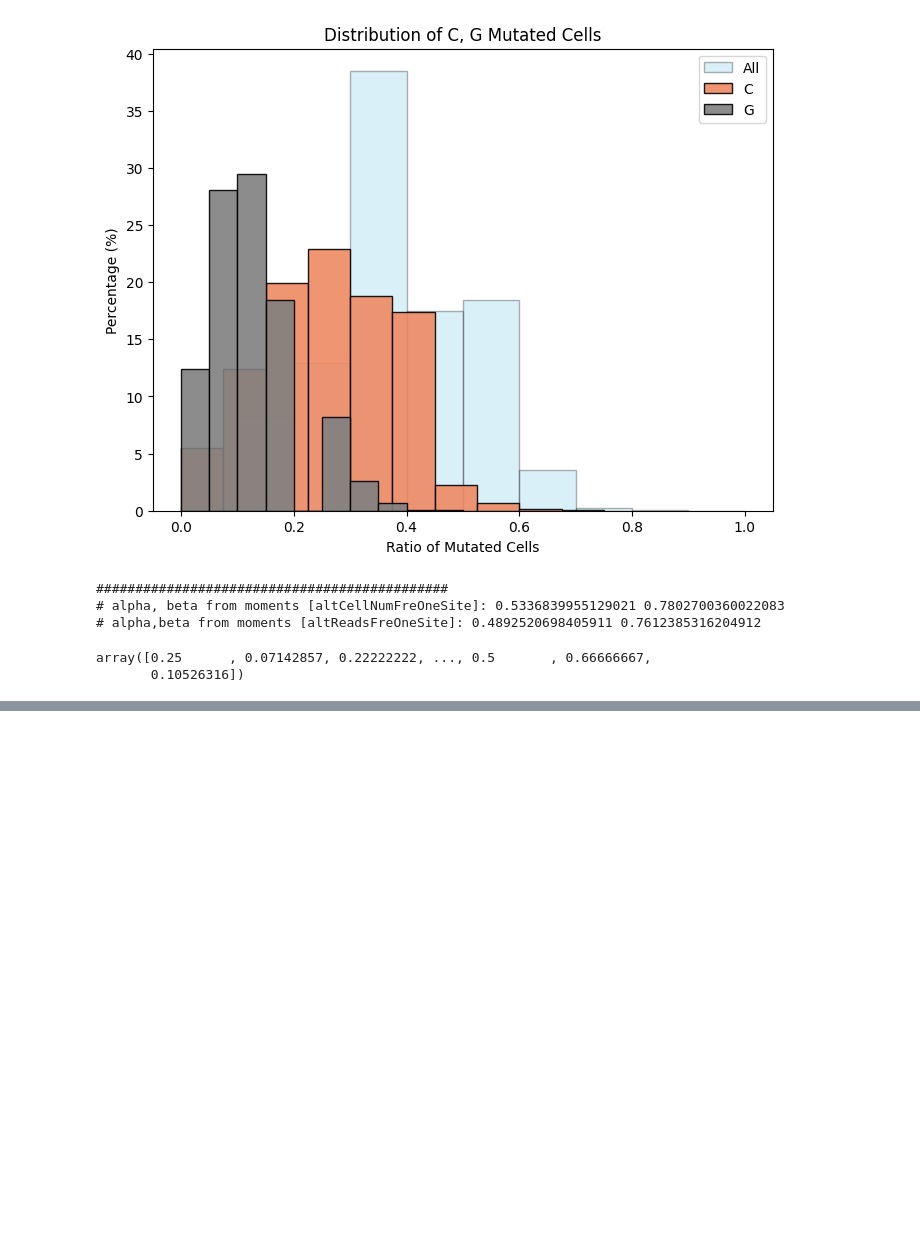
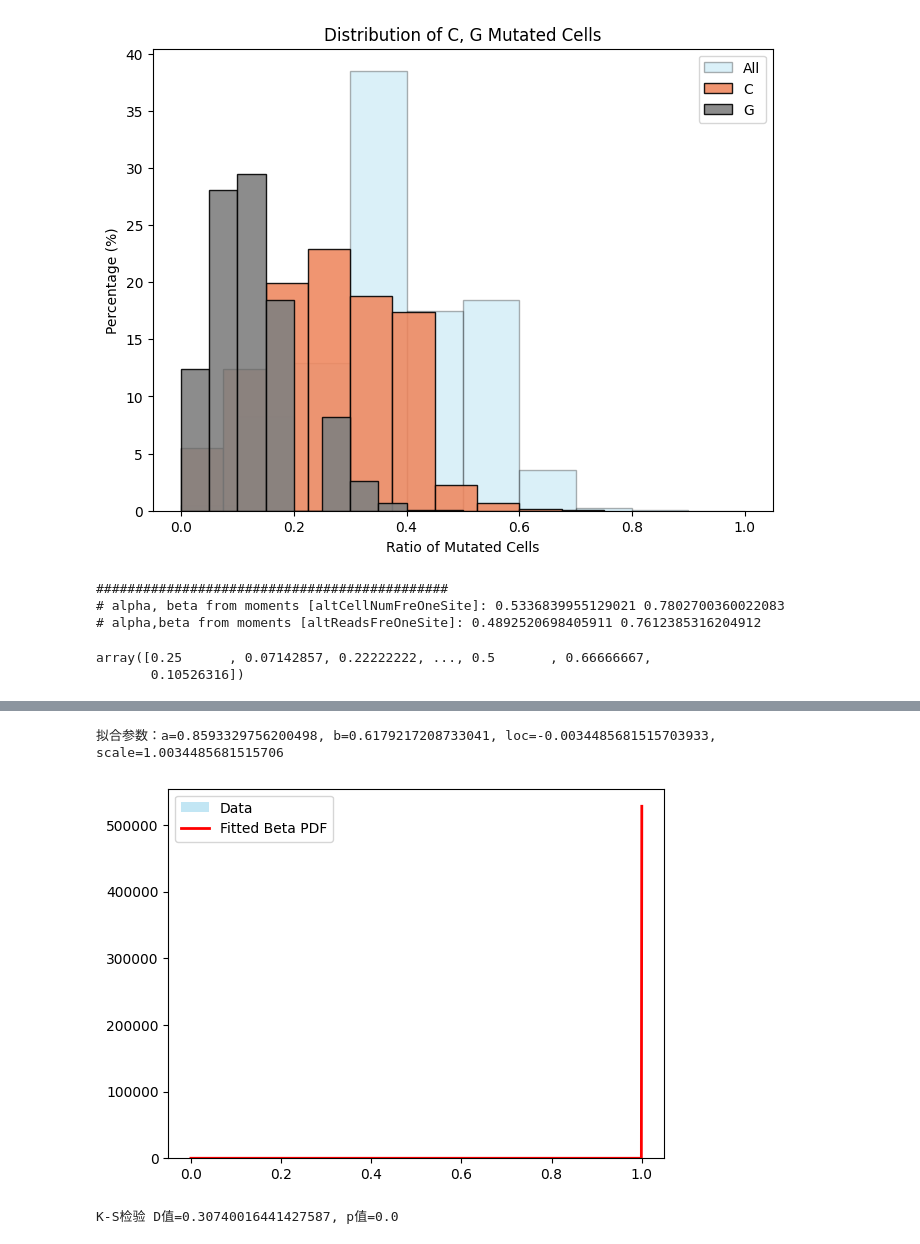
Before and after one commit to QunATCG/scMutrace, a Jupyter notebook: scMutrace_perfermance.ipynb, the cells around one changed output, grey strips where cells are left out. Cells and saved outputs as stored; diff of their text form; code cells hidden in the pictures; blank space fills up the shorter version.

```diff
--- a/scMutrace_perfermance.ipynb
+++ b/scMutrace_perfermance.ipynb
@@ -235,3 +247,32 @@ plt.ylabel('Density')
 plt.legend()
 plt.grid(True)
 plt.show()
+# %%
+import numpy as np
+import matplotlib.pyplot as plt
+from scipy.stats import beta, kstest
+
+# 假设你的数据是 data
+data = data_altCellNumFreOneSite
+
+# 拟合 Beta 分布
+a, b, loc, scale = beta.fit(data)
+
+print(f'拟合参数：a={a}, b={b}, loc={loc}, scale={scale}')
+# %% [output]
+拟合参数：a=0.8593329756200498, b=0.6179217208733041, loc=-0.0034485681515703933, scale=1.0034485681515706
+# %%
+x = np.linspace(0, 1, 1000)
+pdf_fitted = beta.pdf(x, a, b, loc=loc, scale=scale)
+
+plt.hist(data, bins=20, density=True, alpha=0.5, color='skyblue', label='Data')
+plt.plot(x, pdf_fitted, 'r-', lw=2, label='Fitted Beta PDF')
+plt.legend()
+plt.show()
+# %% [output]
+[figure, added]
+# %%
+D, p_value = kstest(data, 'beta', args=(a, b, loc, scale))
+print(f'K-S检验 D值={D}, p值={p_value}')
+# %% [output]
+K-S检验 D值=0.30740016441427587, p值=0.0
```
Also changed, not shown: parts of 2 cells of this notebook.
